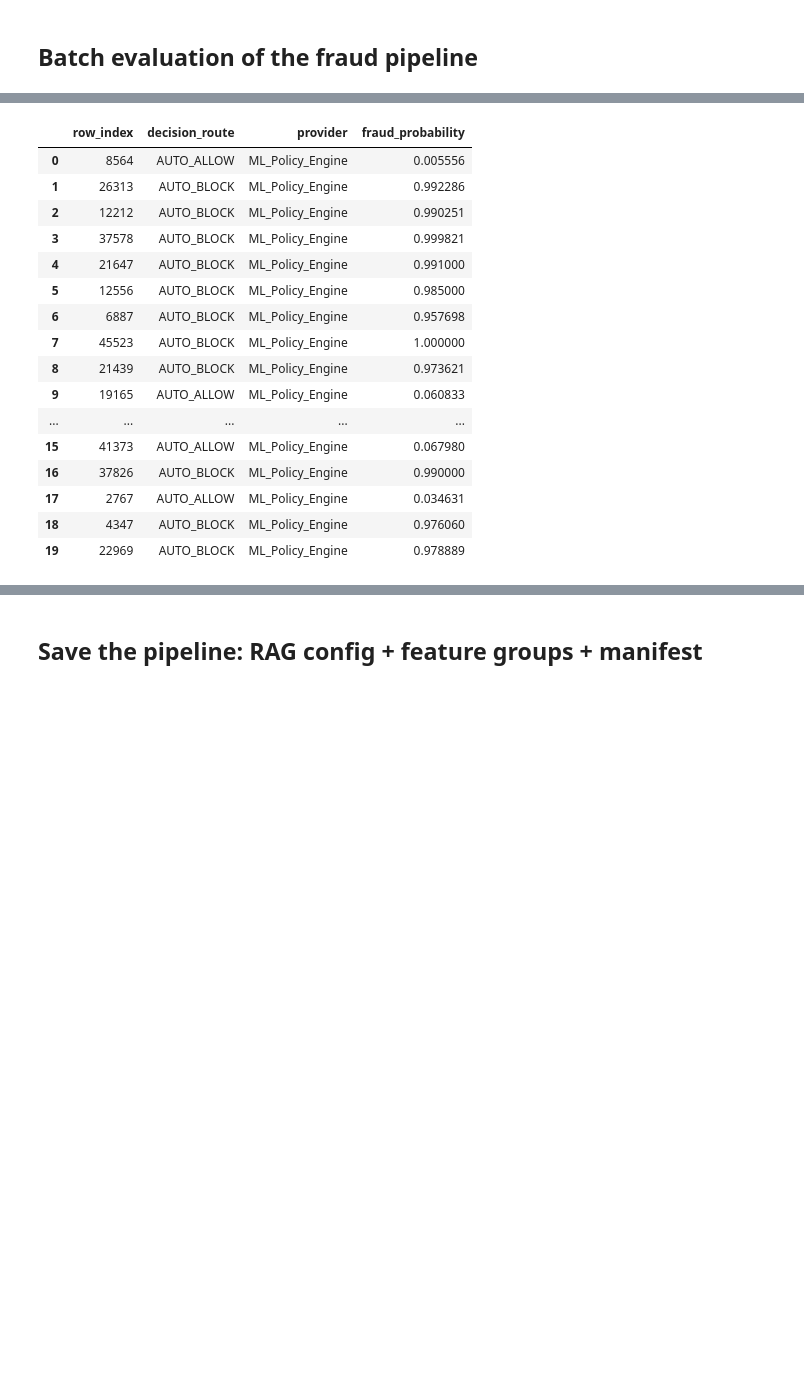
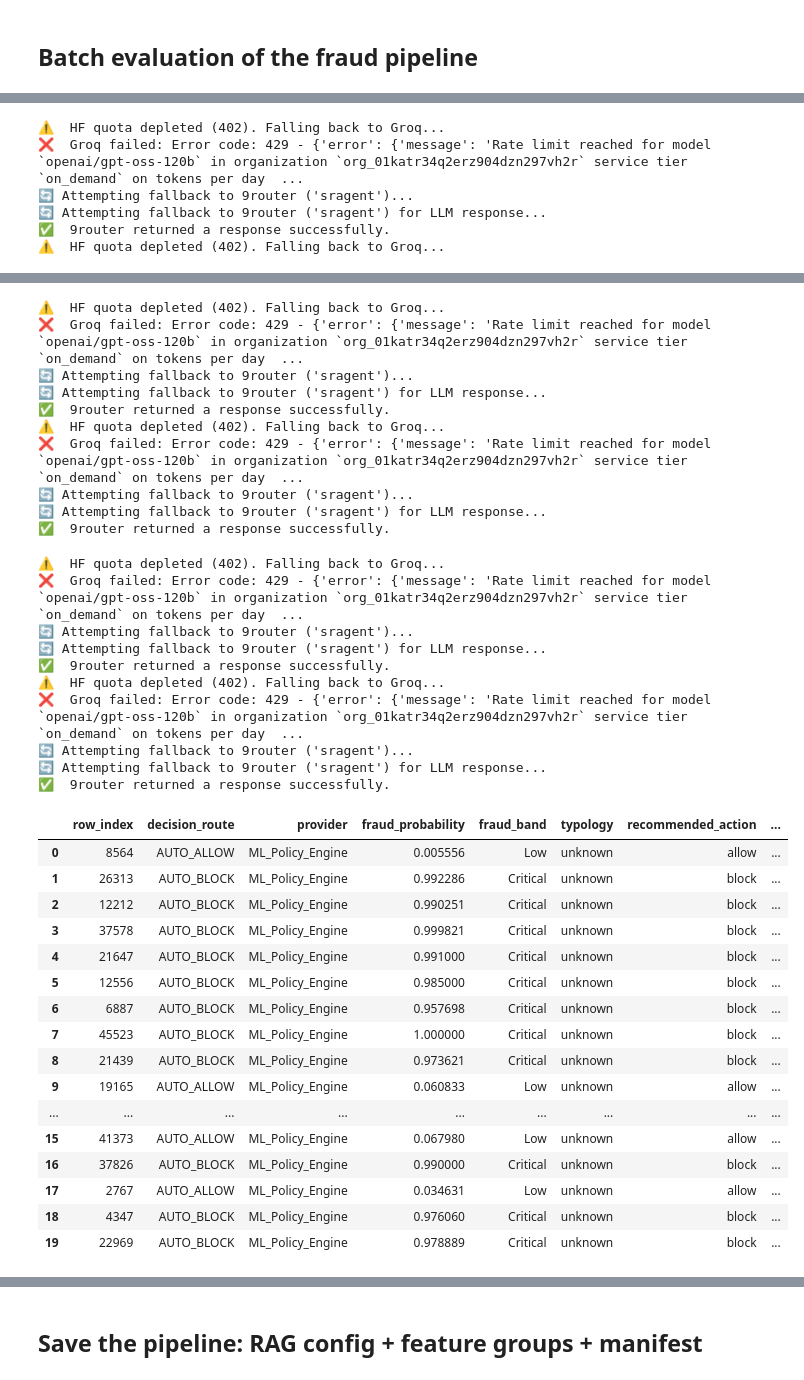
Before and after one commit to Mipjeiger/Credit-Risk-Analyst, a Jupyter notebook: data_science/notebooks/05_agentic_rag_llm.ipynb, the cells around one changed output, grey strips where cells are left out. Saved outputs shown, nothing was run; the diff lists cells and outputs as text; code cells hidden in the pictures; blank space fills up the shorter version.

```diff
--- a/data_science/notebooks/05_agentic_rag_llm.ipynb
+++ b/data_science/notebooks/05_agentic_rag_llm.ipynb
@@ -1043,0 +1027,9 @@ print(json.dumps(parsed, indent=2))
+# %%
+# Usage: Score a single row and generate the fraud analysis output
+row = df_enriched.iloc[0]
+ml_results = score_row(row, model_name="Random Forest")
+context = retrieve_context(row, k_customers=3, k_policies=5)
+messages = build_fraud_messages(row, ml_results, context)
+out = llm_chat(messages, max_tokens=512, temperature=0.3)
+parsed = parse_fraud_output(out["text"])
+print(json.dumps(parsed, indent=2))
@@ -1076,16 +1115,17 @@ def json_converter(obj):
     return str(obj)
 
 # Component structured output
-row = df_enriched.iloc[0]
-ml_results = score_row(row, model_name="Random Forest")
+row = df_enriched.iloc[1]
+ml_results = score_row(row, model_name="XGBoost")
 context = retrieve_context(row, k_customers=3, k_policies=5)
 messages = build_fraud_messages(row, ml_results, context)
-out = llm_chat(messages=messages, max_tokens=256, temperature=0.3)
+out = llm_chat(messages=messages, max_tokens=512, temperature=0.3)
 parsed = parse_fraud_output(out["text"])
 
 final = {
     "prospectid": int(row["PROSPECTID"]),
     "provider": out["provider"],
+    "context": context,
     **ml_results,
     **parsed
 }
@@ -1100,7 +1156,7 @@ InternalError: Error getting collection: Database error: error returned from dat
 import time
 from tqdm import tqdm
 
-N_TEST = 500
+N_TEST = 200
 test_rows = df_enriched.sample(n=N_TEST, random_state=42)
 
 results = []
@@ -1138,0 +1243,6 @@ results_df[available_cols].head(20)
+⚠️  HF quota depleted (402). Falling back to Groq...
+❌  Groq failed: Error code: 429 - {'error': {'message': 'Rate limit reached for model `openai/gpt-oss-120b` in organization `org_01katr34q2erz904dzn297vh2r` service tier `on_demand` on tokens per day  ...
+🔄 Attempting fallback to 9router ('sragent')...
+🔄 Attempting fallback to 9router ('sragent') for LLM response...
+✅  9router returned a response successfully.
+⚠️  HF quota depleted (402). Falling back to Groq...
@@ -1139,17 +1259,37 @@ results_df[available_cols].head(20)
+⚠️  HF quota depleted (402). Falling back to Groq...
+❌  Groq failed: Error code: 429 - {'error': {'message': 'Rate limit reached for model `openai/gpt-oss-120b` in organization `org_01katr34q2erz904dzn297vh2r` service tier `on_demand` on tokens per day  ...
+🔄 Attempting fallback to 9router ('sragent')...
+🔄 Attempting fallback to 9router ('sragent') for LLM response...
+✅  9router returned a response successfully.
+⚠️  HF quota depleted (402). Falling back to Groq...
+❌  Groq failed: Error code: 429 - {'error': {'message': 'Rate limit reached for model `openai/gpt-oss-120b` in organization `org_01katr34q2erz904dzn297vh2r` service tier `on_demand` on tokens per day  ...
+🔄 Attempting fallback to 9router ('sragent')...
+🔄 Attempting fallback to 9router ('sragent') for LLM response...
+✅  9router returned a response successfully.
+⚠️  HF quota depleted (402). Falling back to Groq...
+❌  Groq failed: Error code: 429 - {'error': {'message': 'Rate limit reached for model `openai/gpt-oss-120b` in organization `org_01katr34q2erz904dzn297vh2r` service tier `on_demand` on tokens per day  ...
+🔄 Attempting fallback to 9router ('sragent')...
+🔄 Attempting fallback to 9router ('sragent') for LLM response...
+✅  9router returned a response successfully.
+⚠️  HF quota depleted (402). Falling back to Groq...
+❌  Groq failed: Error code: 429 - {'error': {'message': 'Rate limit reached for model `openai/gpt-oss-120b` in organization `org_01katr34q2erz904dzn297vh2r` service tier `on_demand` on tokens per day  ...
+🔄 Attempting fallback to 9router ('sragent')...
+🔄 Attempting fallback to 9router ('sragent') for LLM response...
+✅  9router returned a response successfully.
-|  | row_index | decision_route | provider | fraud_probability |
-| 0 | 8564 | AUTO_ALLOW | ML_Policy_Engine | 0.005556 |
-| 1 | 26313 | AUTO_BLOCK | ML_Policy_Engine | 0.992286 |
-| 2 | 12212 | AUTO_BLOCK | ML_Policy_Engine | 0.990251 |
-| 3 | 37578 | AUTO_BLOCK | ML_Policy_Engine | 0.999821 |
-| 4 | 21647 | AUTO_BLOCK | ML_Policy_Engine | 0.991000 |
-| 5 | 12556 | AUTO_BLOCK | ML_Policy_Engine | 0.985000 |
-| 6 | 6887 | AUTO_BLOCK | ML_Policy_Engine | 0.957698 |
-| 7 | 45523 | AUTO_BLOCK | ML_Policy_Engine | 1.000000 |
-| 8 | 21439 | AUTO_BLOCK | ML_Policy_Engine | 0.973621 |
-| 9 | 19165 | AUTO_ALLOW | ML_Policy_Engine | 0.060833 |
-| ... | ... | ... | ... | ... |
-| 15 | 41373 | AUTO_ALLOW | ML_Policy_Engine | 0.067980 |
-| 16 | 37826 | AUTO_BLOCK | ML_Policy_Engine | 0.990000 |
-| 17 | 2767 | AUTO_ALLOW | ML_Policy_Engine | 0.034631 |
-| 18 | 4347 | AUTO_BLOCK | ML_Policy_Engine | 0.976060 |
-| 19 | 22969 | AUTO_BLOCK | ML_Policy_Engine | 0.978889 |
+|  | row_index | decision_route | provider | fraud_probability | fraud_band | typology | recommended_action | ... |
+| 0 | 8564 | AUTO_ALLOW | ML_Policy_Engine | 0.005556 | Low | unknown | allow | ... |
+| 1 | 26313 | AUTO_BLOCK | ML_Policy_Engine | 0.992286 | Critical | unknown | block | ... |
+| 2 | 12212 | AUTO_BLOCK | ML_Policy_Engine | 0.990251 | Critical | unknown | block | ... |
+| 3 | 37578 | AUTO_BLOCK | ML_Policy_Engine | 0.999821 | Critical | unknown | block | ... |
+| 4 | 21647 | AUTO_BLOCK | ML_Policy_Engine | 0.991000 | Critical | unknown | block | ... |
+| 5 | 12556 | AUTO_BLOCK | ML_Policy_Engine | 0.985000 | Critical | unknown | block | ... |
+| 6 | 6887 | AUTO_BLOCK | ML_Policy_Engine | 0.957698 | Critical | unknown | block | ... |
+| 7 | 45523 | AUTO_BLOCK | ML_Policy_Engine | 1.000000 | Critical | unknown | block | ... |
+| 8 | 21439 | AUTO_BLOCK | ML_Policy_Engine | 0.973621 | Critical | unknown | block | ... |
+| 9 | 19165 | AUTO_ALLOW | ML_Policy_Engine | 0.060833 | Low | unknown | allow | ... |
+| ... | ... | ... | ... | ... | ... | ... | ... | ... |
+| 15 | 41373 | AUTO_ALLOW | ML_Policy_Engine | 0.067980 | Low | unknown | allow | ... |
+| 16 | 37826 | AUTO_BLOCK | ML_Policy_Engine | 0.990000 | Critical | unknown | block | ... |
+| 17 | 2767 | AUTO_ALLOW | ML_Policy_Engine | 0.034631 | Low | unknown | allow | ... |
+| 18 | 4347 | AUTO_BLOCK | ML_Policy_Engine | 0.976060 | Critical | unknown | block | ... |
+| 19 | 22969 | AUTO_BLOCK | ML_Policy_Engine | 0.978889 | Critical | unknown | block | ... |
```
Also changed, not shown: parts of 11 cells of this notebook, 7 other files.
